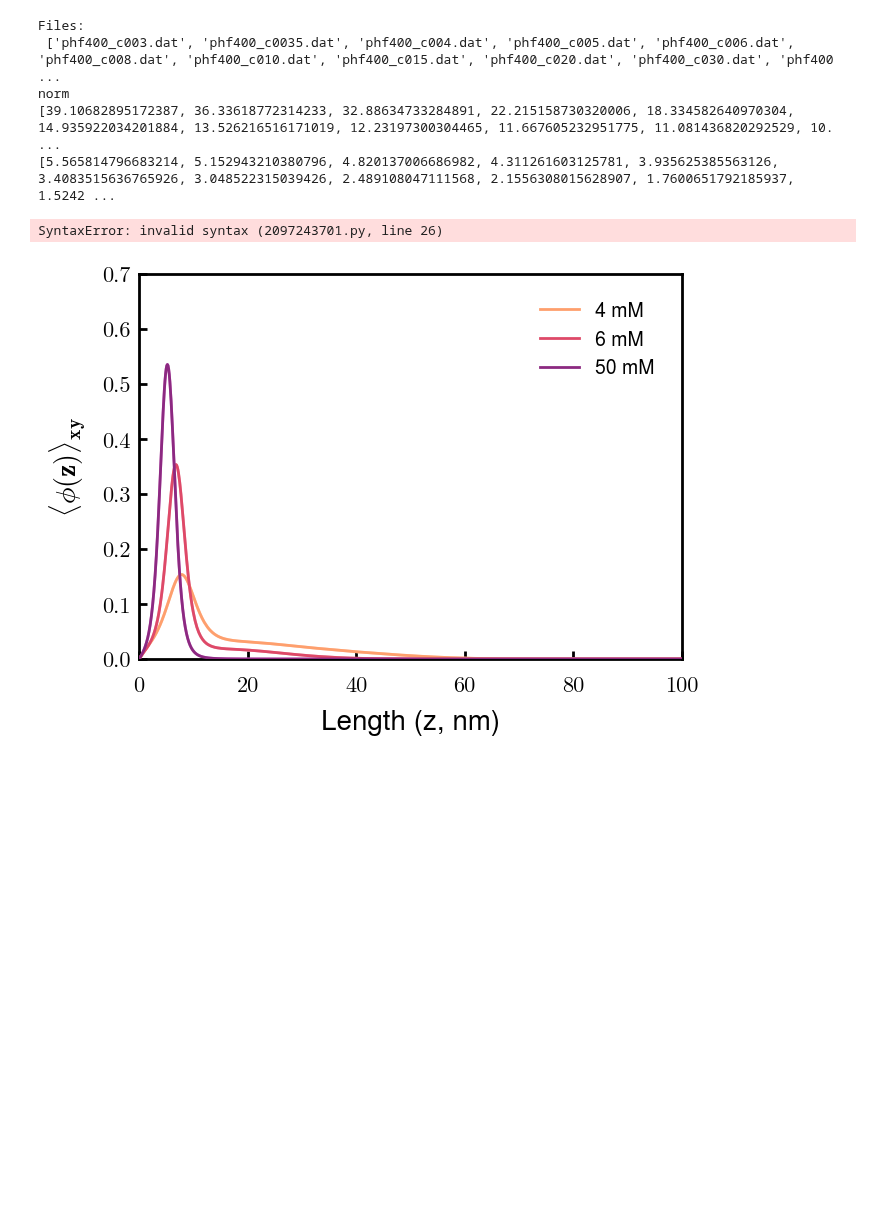
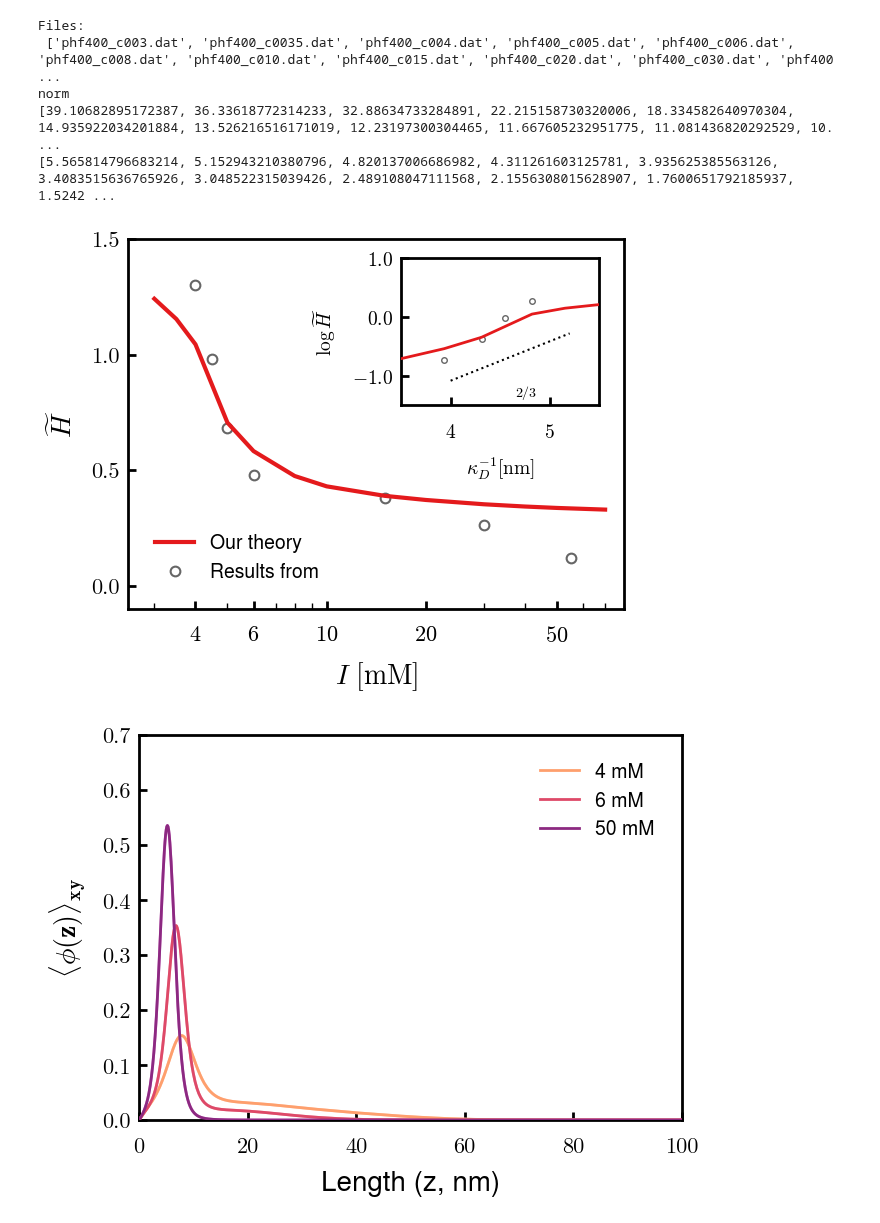
Before and after one commit to tyokokur/utilities, a Jupyter notebook: python/nfh_vis.ipynb, the cells around one changed output. Cells and saved outputs as stored; diff of their text form; code cells hidden in the pictures; blank space fills up the shorter version.

```diff
--- a/python/nfh_vis.ipynb
+++ b/python/nfh_vis.ipynb
@@ -99,11 +99,11 @@ axins.plot(xDeb, ylog, 'o', c=tjy.lighten_color('k', 0.60), mew=1.0, ms=4, marke
 # ax.set_yticks([0.1, 0.2, 0.5, 1.0, 1.5])
 
 ag_x = np.array([4, 5.2])
-ag_y = 2/3 * ag_x - 3.00 # Zhulina 1995 Alexander-de Gennes 2/3 scaling
+ag_y = 2/3 * ag_x - 3.75 # Zhulina 1995 Alexander-de Gennes 2/3 scaling
 axins.plot(ag_x, ag_y, 'k:', lw=1.5)
 axins.text(4.65, -1.35, r'$2/3$')
 axins.set_xticks([1, 2, 3, 4, 5])
-axins.set_xlim(3, 6.0)
+axins.set_xlim(3.5, 5.5)
 axins.set_yticks([-1, 0, 1])
 axins.set_ylim(-1.5, 1.00)
 
@@ -111,34 +111,34 @@ axins.set_ylabel(r'$\log\widetilde{H}$', fontsize=14)
 axins.set_xlabel(r'$\mathbf{\kappa}_D^{-1} [\mathrm{nm}]$', fontsize=14)
 ax.legend(loc=3)
 
 ax.set_xscale('log')
 ax.set_xlim(2.5, 80)
 ax.set_xticks([4, 6, 10, 20, 50])
 
 ax.set_ylim(-0.1, 1.5)
 ax.set_yticks([0.0, 0.5, 1.0, 1.5])
 ax.set_ylabel(r'$\widetilde{H}$')
 ax.set_xlabel(r'$I\ [\mathrm{mM}]$')
 
 class xScalarFormatterClass(ticker.ScalarFormatter):
     def _set_format(self):
         self.format = "$%d$" # New precision
 class yScalarFormatterClass(ticker.ScalarFormatter):
     def _set_format(self):
         self.format = "$%.1f$" # New precision
 axins.xaxis.set_major_formatter(xScalarFormatterClass(useMathText=True))
 ax.xaxis.set_major_formatter(xScalarFormatterClass(useMathText=True))
 axins.yaxis.set_major_formatter(yScalarFormatterClass(useMathText=True))
 axins.xaxis.set_tick_params(labelsize=14)
 axins.yaxis.set_tick_params(labelsize=14)
 
 # plt.gcf().text(0.000, 0.82, '(a)', fontsize=24)
 tjy.ticks()
 
 # plt.savefig('./imgs/hprof.eps')
 plt.show()
 # %% [output]
-SyntaxError: invalid syntax (2097243701.py, line 26)
+[figure, added]
 # %%
 # labs = ['003', '0035', '004', '005', '006', '008', '010', '020', '050']
 labs = ['004', '006', '050']
```
